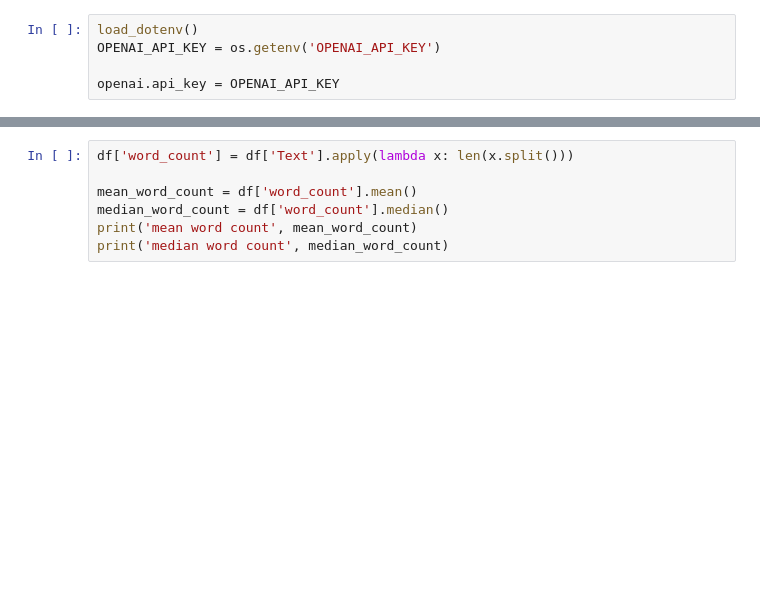
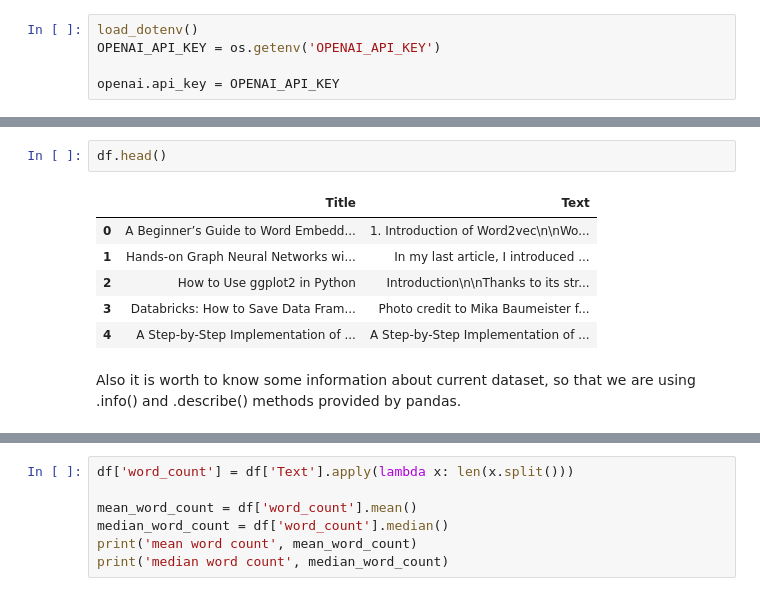
Before and after one commit to mweglowski/article_retrieval_system, a Jupyter notebook: main.ipynb, the cells around one changed output, grey strips where cells are left out. Saved outputs shown, nothing was run; the diff lists cells and outputs as text; blank space fills up the shorter version.

```diff
--- a/main.ipynb
+++ b/main.ipynb
@@ -30,0 +77,11 @@ df = pd.read_csv("./medium.csv")
+# %%
+df.head()
+# %% [output]
+|  | Title | Text |
+| 0 | A Beginner’s Guide to Word Embedd... | 1. Introduction of Word2vec\n\nWo... |
+| 1 | Hands-on Graph Neural Networks wi... | In my last article, I introduced ... |
+| 2 | How to Use ggplot2 in Python | Introduction\n\nThanks to its str... |
+| 3 | Databricks: How to Save Data Fram... | Photo credit to Mika Baumeister f... |
+| 4 | A Step-by-Step Implementation of ... | A Step-by-Step Implementation of ... |
+# %% [markdown]
+Also it is worth to know some information about current dataset, so that we are using .info() and .describe() methods provided by pandas.
```
Also changed, not shown: parts of 59 cells of this notebook, 2 other files.
